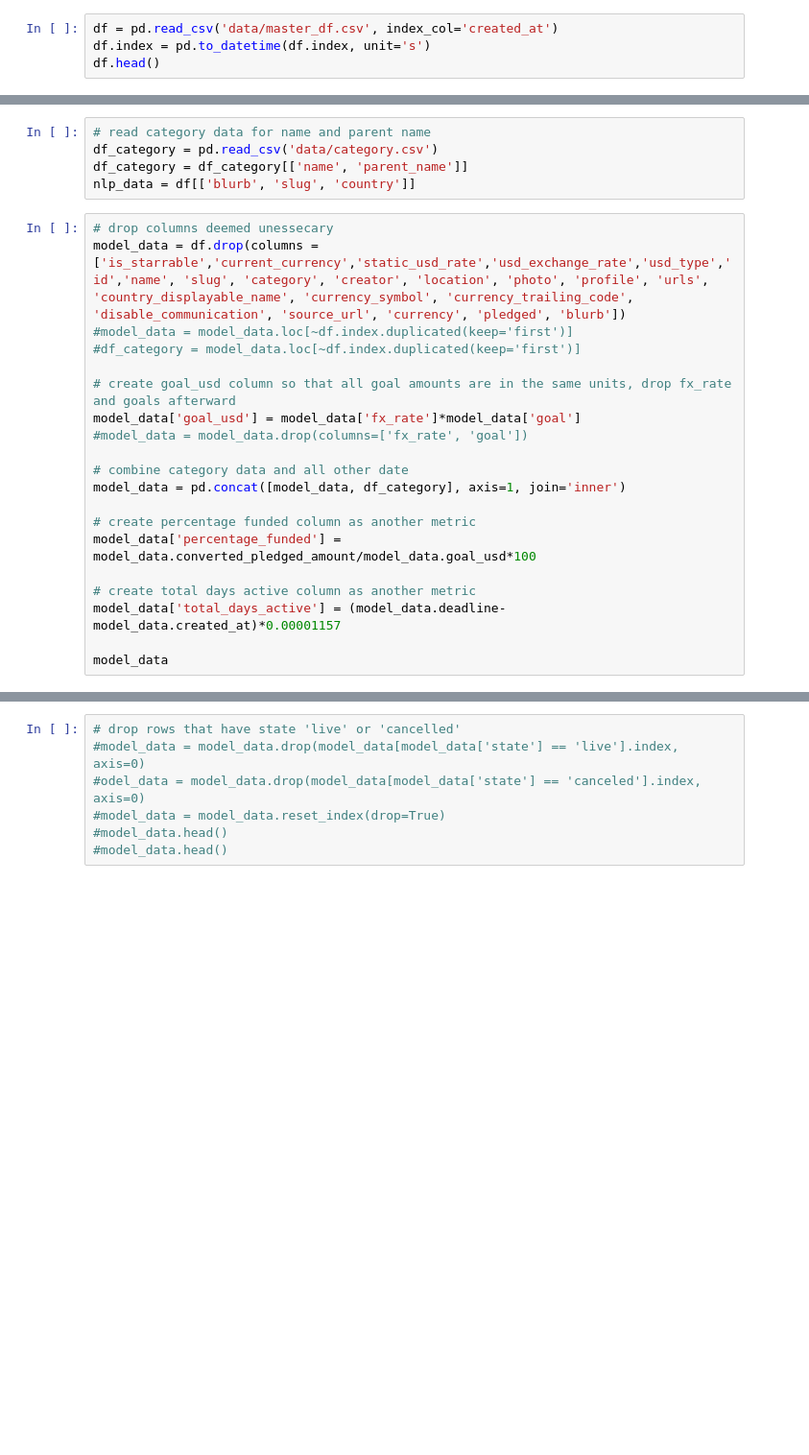
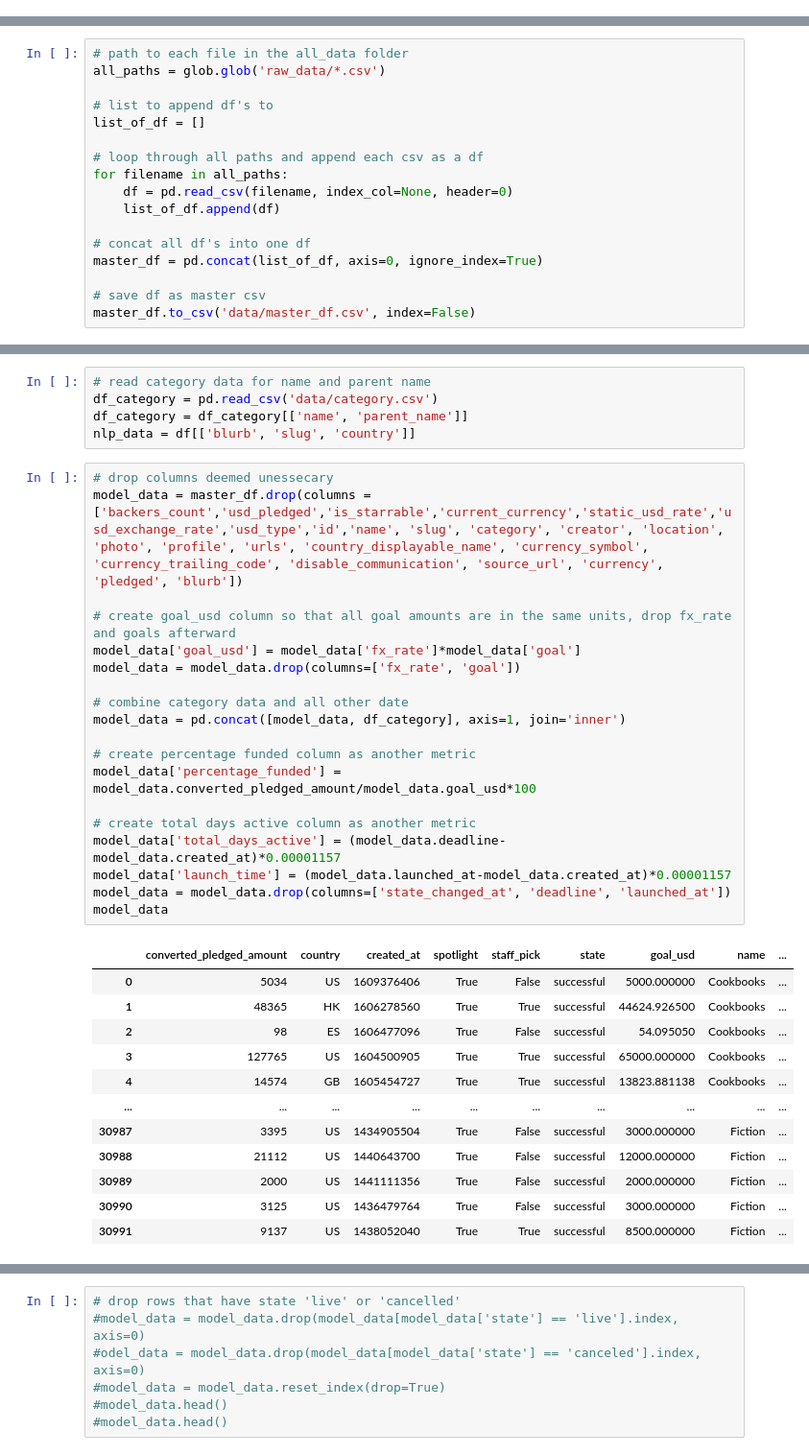
Before and after one commit to yeewaifatt/Project-2---Predicting-Crowdfunding-Outcomes, a Jupyter notebook: neural_network.ipynb, the cells around one changed output, grey strips where cells are left out. Shown at 96% size. Cells and saved outputs as stored; diff of their text form; blank space fills up the shorter version.

```diff
--- a/neural_network.ipynb
+++ b/neural_network.ipynb
@@ -12,4 +33,0 @@ from sklearn.datasets import make_classification
-# %%
-df = pd.read_csv('data/master_df.csv', index_col='created_at')
-df.index = pd.to_datetime(df.index, unit='s')
-df.head()
@@ -24,0 +44,17 @@ df.head()
+# %%
+# path to each file in the all_data folder
+all_paths = glob.glob('raw_data/*.csv')
+
+# list to append df's to
+list_of_df = []
+
+# loop through all paths and append each csv as a df
+for filename in all_paths:
+    df = pd.read_csv(filename, index_col=None, header=0)
+    list_of_df.append(df)
+
+# concat all df's into one df
+master_df = pd.concat(list_of_df, axis=0, ignore_index=True)
+
+# save df as master csv
+master_df.to_csv('data/master_df.csv', index=False)
@@ -29,22 +103,33 @@ df_category = df_category[['name', 'parent_name']]
 nlp_data = df[['blurb', 'slug', 'country']]
 # %%
 # drop columns deemed unessecary
-model_data = df.drop(columns = ['is_starrable','current_currency','static_usd_rate','usd_exchange_rate','usd_type','id','name', 'slug', 'category', 'creator', 'location', 'photo', 'profile', 'urls', 'country_displayable_name', 'currency_symbol', 'currency_trailing_code', 'disable_communication', 'source_url', 'currency', 'pledged', 'blurb'])
-#model_data = model_data.loc[~df.index.duplicated(keep='first')]
-#df_category = model_data.loc[~df.index.duplicated(keep='first')]
+model_data = master_df.drop(columns = ['backers_count','usd_pledged','is_starrable','current_currency','static_usd_rate','usd_exchange_rate','usd_type','id','name', 'slug', 'category', 'creator', 'location', 'photo', 'profile', 'urls', 'country_displayable_name', 'currency_symbol', 'currency_trailing_code', 'disable_communication', 'source_url', 'currency', 'pledged', 'blurb'])
 
 # create goal_usd column so that all goal amounts are in the same units, drop fx_rate and goals afterward
 model_data['goal_usd'] = model_data['fx_rate']*model_data['goal']
-#model_data = model_data.drop(columns=['fx_rate', 'goal'])
+model_data = model_data.drop(columns=['fx_rate', 'goal'])
 
 # combine category data and all other date
 model_data = pd.concat([model_data, df_category], axis=1, join='inner')
 
 # create percentage funded column as another metric
 model_data['percentage_funded'] = model_data.converted_pledged_amount/model_data.goal_usd*100
 
 # create total days active column as another metric
 model_data['total_days_active'] = (model_data.deadline-model_data.created_at)*0.00001157
-
+model_data['launch_time'] = (model_data.launched_at-model_data.created_at)*0.00001157
+model_data = model_data.drop(columns=['state_changed_at', 'deadline', 'launched_at'])
 model_data
 # %% [output]
+|  | converted_pledged_amount | country | created_at | spotlight | staff_pick | state | goal_usd | name | ... |
+| 0 | 5034 | US | 1609376406 | True | False | successful | 5000.000000 | Cookbooks | ... |
+| 1 | 48365 | HK | 1606278560 | True | True | successful | 44624.926500 | Cookbooks | ... |
+| 2 | 98 | ES | 1606477096 | True | False | successful | 54.095050 | Cookbooks | ... |
+| 3 | 127765 | US | 1604500905 | True | True | successful | 65000.000000 | Cookbooks | ... |
+| 4 | 14574 | GB | 1605454727 | True | True | successful | 13823.881138 | Cookbooks | ... |
+| ... | ... | ... | ... | ... | ... | ... | ... | ... | ... |
+| 30987 | 3395 | US | 1434905504 | True | False | successful | 3000.000000 | Fiction | ... |
+| 30988 | 21112 | US | 1440643700 | True | False | successful | 12000.000000 | Fiction | ... |
+| 30989 | 2000 | US | 1441111356 | True | False | successful | 2000.000000 | Fiction | ... |
+| 30990 | 3125 | US | 1436479764 | True | False | successful | 3000.000000 | Fiction | ... |
+| 30991 | 9137 | US | 1438052040 | True | True | successful | 8500.000000 | Fiction | ... |
```
Also changed, not shown: parts of 53 cells of this notebook.
